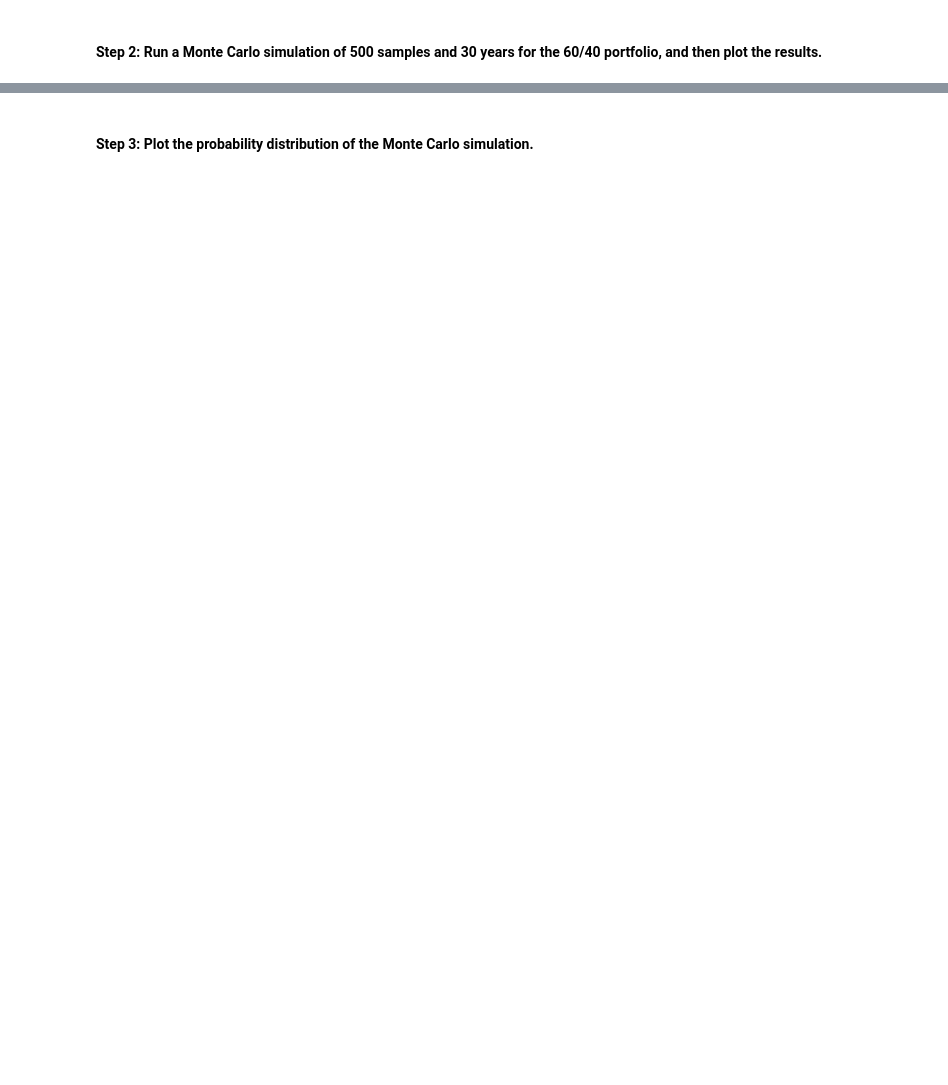
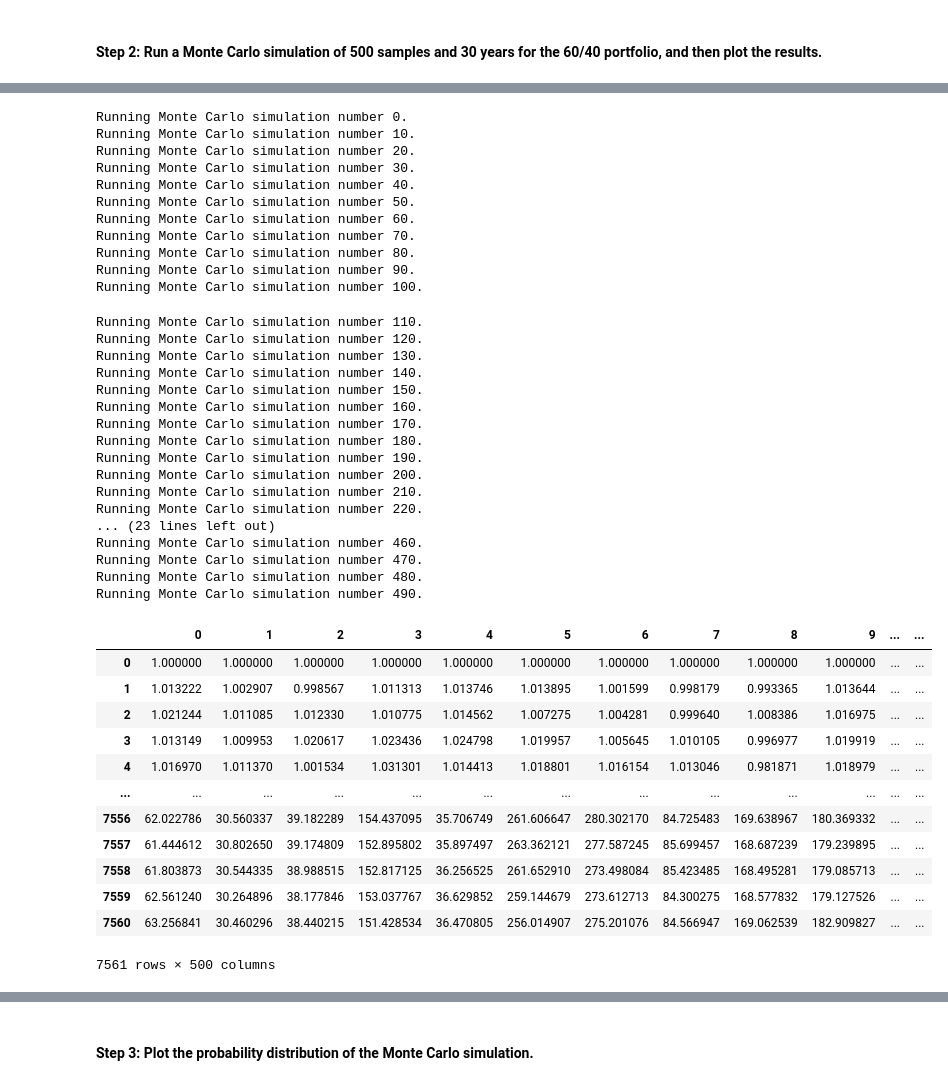
Before and after one commit to sububer/financial_planner, a Jupyter notebook: financial_planning_tools.ipynb, the cells around one changed output, grey strips where cells are left out. Cells and saved outputs as stored; diff of their text form; code cells hidden in the pictures; blank space fills up the shorter version.

```diff
--- a/financial_planning_tools.ipynb
+++ b/financial_planning_tools.ipynb
@@ -439,6 +472,48 @@ In this section, you’ll use the MCForecastTools library to create a Monte Carl
 # %%
 # Run the Monte Carlo simulation to forecast 30 years cumulative returns
-# YOUR CODE HERE
+mc_sim_weighted.calc_cumulative_return()
+# %% [output]
+Running Monte Carlo simulation number 0.
+Running Monte Carlo simulation number 10.
+Running Monte Carlo simulation number 20.
+Running Monte Carlo simulation number 30.
+Running Monte Carlo simulation number 40.
+Running Monte Carlo simulation number 50.
+Running Monte Carlo simulation number 60.
+Running Monte Carlo simulation number 70.
+Running Monte Carlo simulation number 80.
+Running Monte Carlo simulation number 90.
+Running Monte Carlo simulation number 100.
+Running Monte Carlo simulation number 110.
+Running Monte Carlo simulation number 120.
+Running Monte Carlo simulation number 130.
+Running Monte Carlo simulation number 140.
+Running Monte Carlo simulation number 150.
+Running Monte Carlo simulation number 160.
+Running Monte Carlo simulation number 170.
+Running Monte Carlo simulation number 180.
+Running Monte Carlo simulation number 190.
+Running Monte Carlo simulation number 200.
+Running Monte Carlo simulation number 210.
+Running Monte Carlo simulation number 220.
+... (23 lines left out)
+Running Monte Carlo simulation number 460.
+Running Monte Carlo simulation number 470.
+Running Monte Carlo simulation number 480.
+Running Monte Carlo simulation number 490.
+|  | 0 | 1 | 2 | 3 | 4 | 5 | 6 | 7 | 8 | 9 | ... | ... |
+| 0 | 1.000000 | 1.000000 | 1.000000 | 1.000000 | 1.000000 | 1.000000 | 1.000000 | 1.000000 | 1.000000 | 1.000000 | ... | ... |
+| 1 | 1.013222 | 1.002907 | 0.998567 | 1.011313 | 1.013746 | 1.013895 | 1.001599 | 0.998179 | 0.993365 | 1.013644 | ... | ... |
+| 2 | 1.021244 | 1.011085 | 1.012330 | 1.010775 | 1.014562 | 1.007275 | 1.004281 | 0.999640 | 1.008386 | 1.016975 | ... | ... |
+| 3 | 1.013149 | 1.009953 | 1.020617 | 1.023436 | 1.024798 | 1.019957 | 1.005645 | 1.010105 | 0.996977 | 1.019919 | ... | ... |
+| 4 | 1.016970 | 1.011370 | 1.001534 | 1.031301 | 1.014413 | 1.018801 | 1.016154 | 1.013046 | 0.981871 | 1.018979 | ... | ... |
+| ... | ... | ... | ... | ... | ... | ... | ... | ... | ... | ... | ... | ... |
+| 7556 | 62.022786 | 30.560337 | 39.182289 | 154.437095 | 35.706749 | 261.606647 | 280.302170 | 84.725483 | 169.638967 | 180.369332 | ... | ... |
+| 7557 | 61.444612 | 30.802650 | 39.174809 | 152.895802 | 35.897497 | 263.362121 | 277.587245 | 85.699457 | 168.687239 | 179.239895 | ... | ... |
+| 7558 | 61.803873 | 30.544335 | 38.988515 | 152.817125 | 36.256525 | 261.652910 | 273.498084 | 85.423485 | 168.495281 | 179.085713 | ... | ... |
+| 7559 | 62.561240 | 30.264896 | 38.177846 | 153.037767 | 36.629852 | 259.144679 | 273.612713 | 84.300275 | 168.577832 | 179.127526 | ... | ... |
+| 7560 | 63.256841 | 30.460296 | 38.440215 | 151.428534 | 36.470805 | 256.014907 | 275.201076 | 84.566947 | 169.062539 | 182.909827 | ... | ... |
+7561 rows × 500 columns
 # %%
 # Visualize the 30-year Monte Carlo simulation by creating an
 # overlay line plot
```
Also changed, not shown: parts of 7 cells of this notebook, 2 other files.
